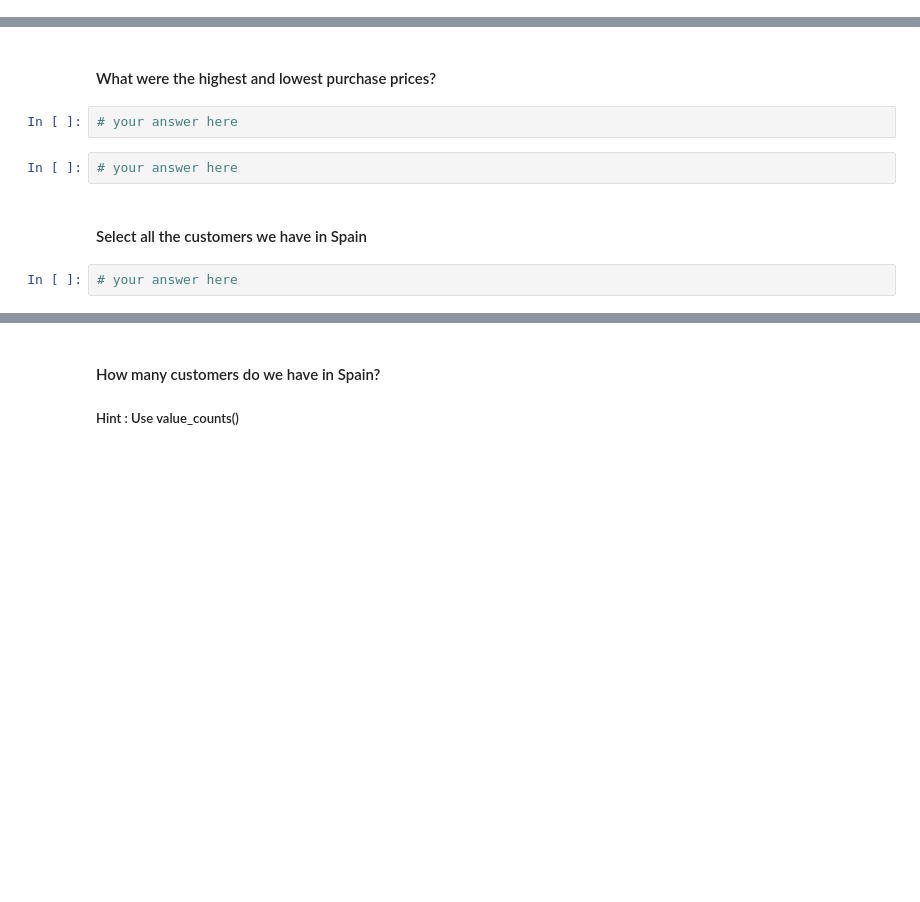
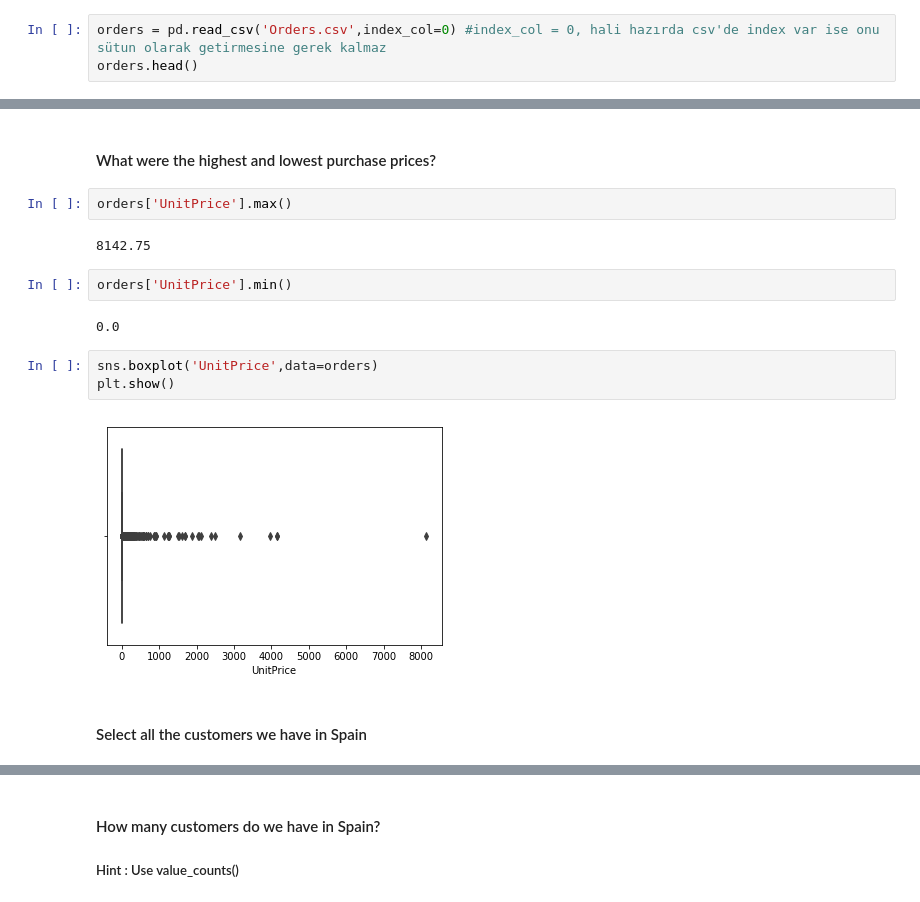
Before and after one commit to cabulut/data-pt-ber-08-20, a Jupyter notebook: Labs/module-2_labs/01_statistics/02_lab-subsetting-and-descriptive-stats/your-code/main.ipynb, the cells around one changed output, grey strips where cells are left out. Saved outputs shown, nothing was run; the diff lists cells and outputs as text; blank space fills up the shorter version.

```diff
--- a/Labs/module-2_labs/01_statistics/02_lab-subsetting-and-descriptive-stats/your-code/main.ipynb
+++ b/Labs/module-2_labs/01_statistics/02_lab-subsetting-and-descriptive-stats/your-code/main.ipynb
@@ -293,0 +324,3 @@ Name: Salary, dtype: float64
+# %%
+orders = pd.read_csv('Orders.csv',index_col=0) #index_col = 0, hali hazırda csv'de index var ise onu sütun olarak getirmesine gerek kalmaz
+orders.head()
@@ -304,10 +371,17 @@ Name: Salary, dtype: float64
 # %% [markdown]
 #### What were the highest and lowest purchase prices?
-# %%
-# your answer here
-# %%
-# your answer here
+# %%
+orders['UnitPrice'].max()
+# %% [output]
+8142.75
+# %%
+orders['UnitPrice'].min()
+# %% [output]
+0.0
+# %%
+sns.boxplot('UnitPrice',data=orders)
+plt.show()
+# %% [output]
+[figure, added]
 # %% [markdown]
 #### Select all the customers we have in Spain
-# %%
-# your answer here
```
Also changed, not shown: parts of 44 cells of this notebook, 21 other files.
